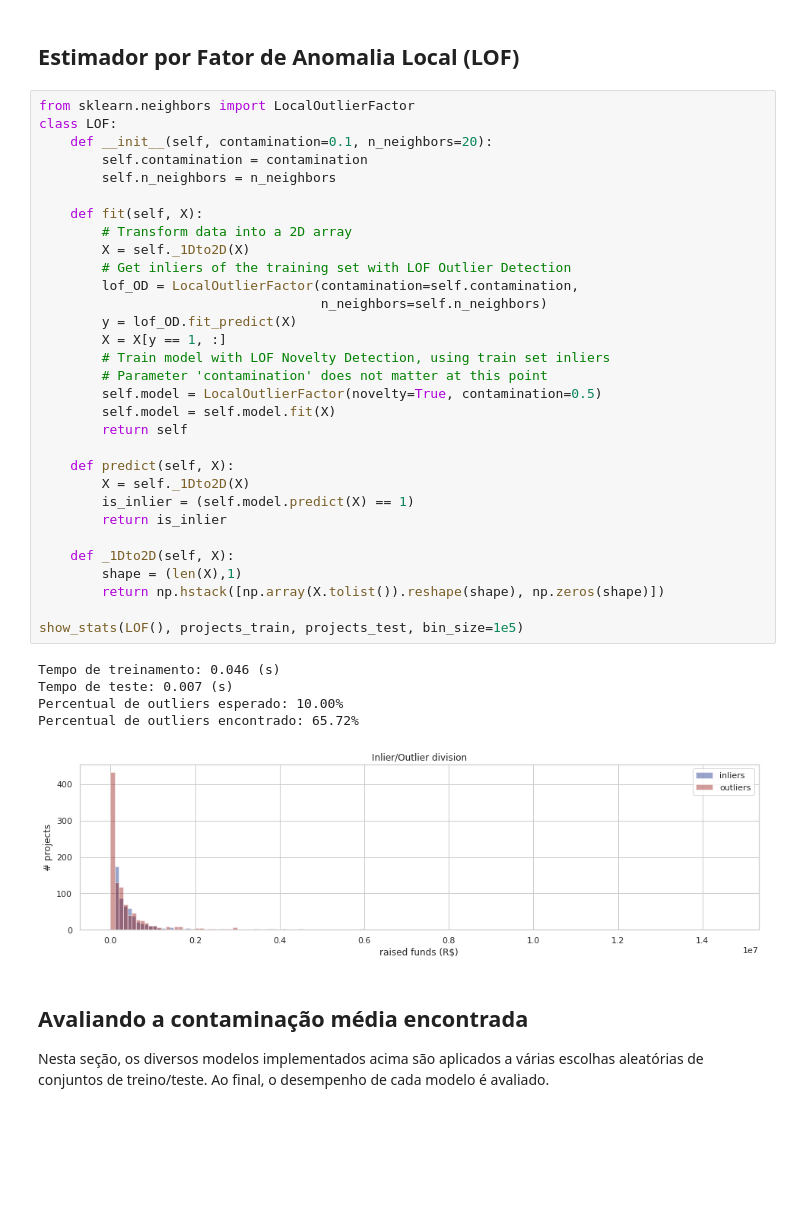
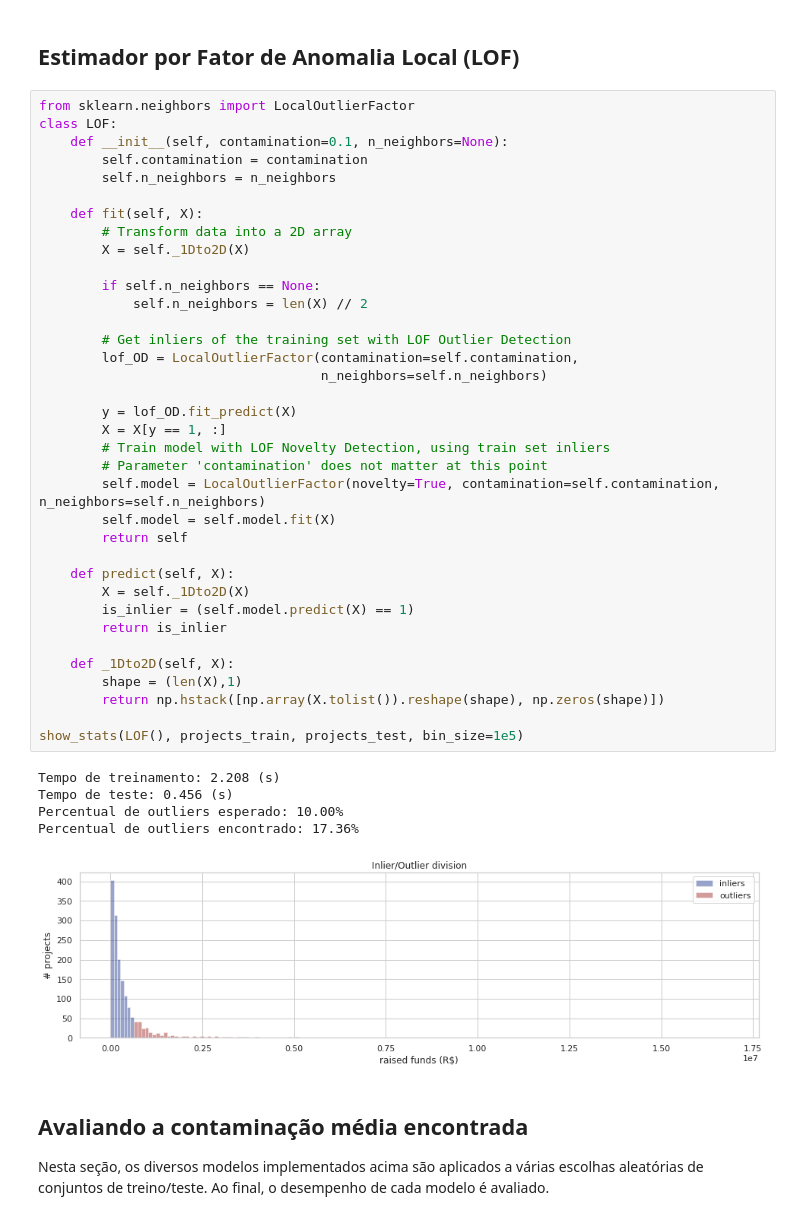
Before and after one commit to lappis-unb/salic-ml, a Jupyter notebook: notebooks/report/analysis_of_raised_funds.ipynb, the cells around one changed output. Cells and saved outputs as stored; diff of their text form; blank space fills up the shorter version.

Commit message:
Fix LOF contamination and n_neighbors choice.

```diff
--- a/notebooks/report/analysis_of_raised_funds.ipynb
+++ b/notebooks/report/analysis_of_raised_funds.ipynb
@@ -395,40 +391,45 @@ Percentual de outliers encontrado: 8.94%
 # %%
 from sklearn.neighbors import LocalOutlierFactor
 class LOF:
-    def __init__(self, contamination=0.1, n_neighbors=20):
+    def __init__(self, contamination=0.1, n_neighbors=None):
         self.contamination = contamination
         self.n_neighbors = n_neighbors
 
     def fit(self, X):
         # Transform data into a 2D array
         X = self._1Dto2D(X)
+
+        if self.n_neighbors == None:
+            self.n_neighbors = len(X) // 2
+
         # Get inliers of the training set with LOF Outlier Detection
         lof_OD = LocalOutlierFactor(contamination=self.contamination,
                                     n_neighbors=self.n_neighbors)
+
         y = lof_OD.fit_predict(X)
         X = X[y == 1, :]
         # Train model with LOF Novelty Detection, using train set inliers
         # Parameter 'contamination' does not matter at this point
-        self.model = LocalOutlierFactor(novelty=True, contamination=0.5)
+        self.model = LocalOutlierFactor(novelty=True, contamination=self.contamination, n_neighbors=self.n_neighbors)
         self.model = self.model.fit(X)
         return self
 
     def predict(self, X):
         X = self._1Dto2D(X)
         is_inlier = (self.model.predict(X) == 1)
         return is_inlier
 
     def _1Dto2D(self, X):
         shape = (len(X),1)
         return np.hstack([np.array(X.tolist()).reshape(shape), np.zeros(shape)])
 
 show_stats(LOF(), projects_train, projects_test, bin_size=1e5)
 # %% [output]
-Tempo de treinamento: 0.046 (s)
-Tempo de teste: 0.007 (s)
+Tempo de treinamento: 2.208 (s)
+Tempo de teste: 0.456 (s)
 Percentual de outliers esperado: 10.00%
-Percentual de outliers encontrado: 65.72%
+Percentual de outliers encontrado: 17.36%
-[figure, old version]
+[figure, new version]
 # %% [markdown]
 ## Avaliando a contaminação média encontrada
 
```
Also changed, not shown: parts of 10 cells of this notebook.
